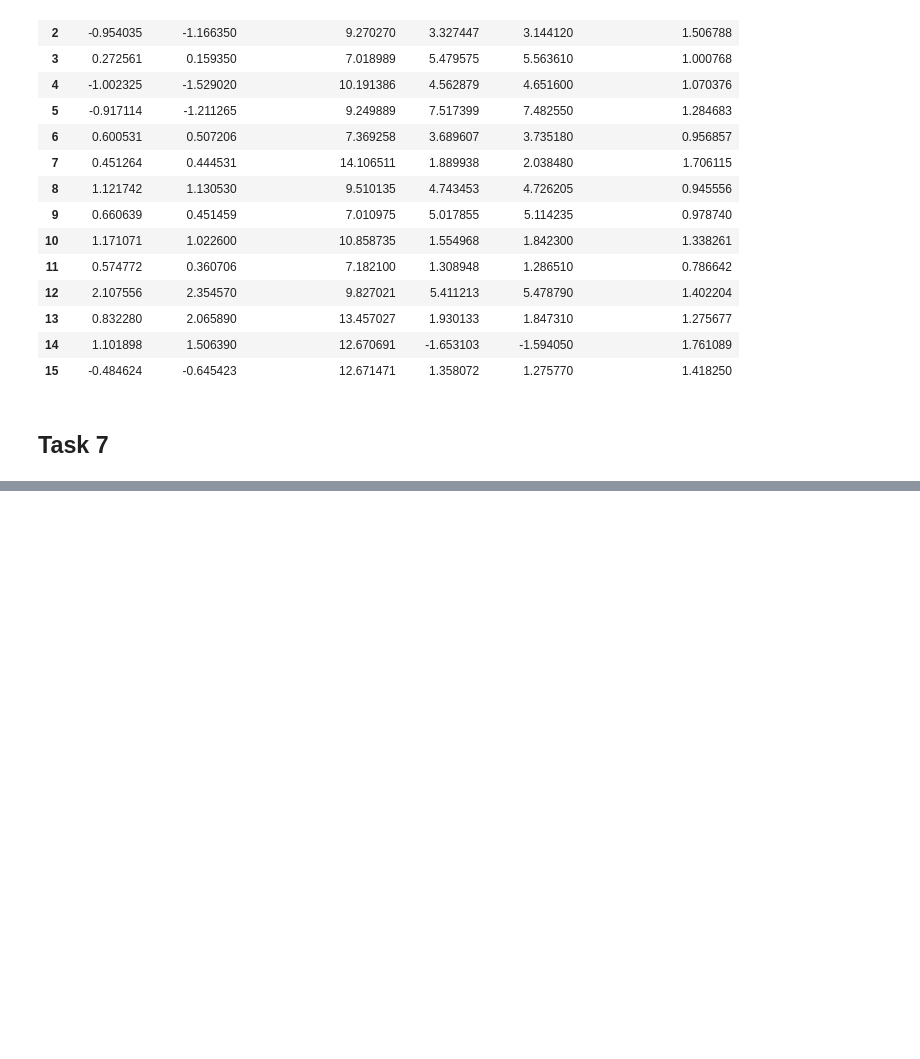
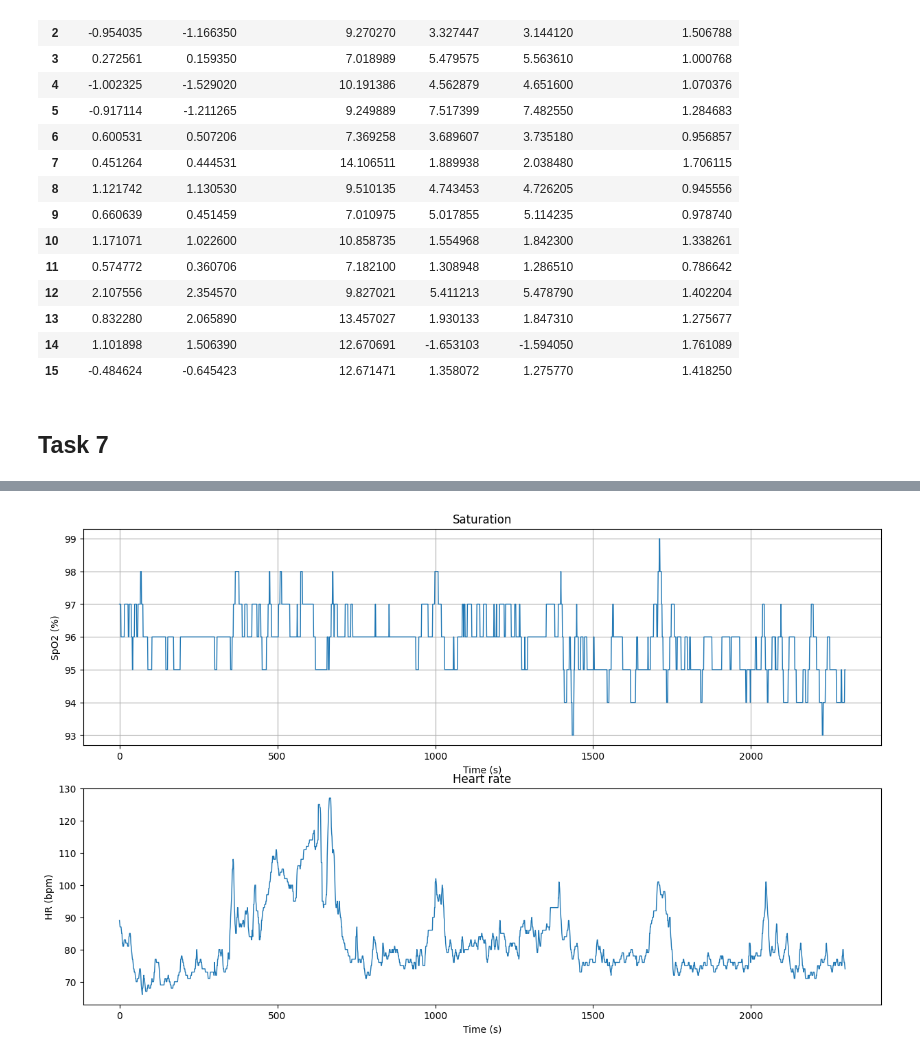
Before and after one commit to uandere/signals_lab1, a Jupyter notebook: demchuk_lab1.ipynb, the cells around one changed output, grey strips where cells are left out. Saved outputs shown, nothing was run; the diff lists cells and outputs as text; code cells hidden in the pictures; blank space fills up the shorter version.

```diff
--- a/demchuk_lab1.ipynb
+++ b/demchuk_lab1.ipynb
@@ -486,0 +492,3 @@ df_handball_sway
+# %%
+df = pd.read_csv("data/spo2_hr_signals/Subject1_SpO2Hr.csv")
+df
@@ -486,0 +509,25 @@ df_handball_sway
+# %%
+def plot_saturation_and_heart_rate(df, title_sat="Saturation", title_hr="Heart rate"):
+
+    timestamps = df["Elapsed time(seconds)"]
+    plt.figure(figsize=(15, 9))
+
+    plt.subplot(2, 1, 1)
+    plt.grid(True)
+
+    plt.plot(timestamps, df["SpO2(%)"], label="SpO2", linewidth=1)
+    plt.title(title_sat)
+    plt.xlabel("Time (s)")
+    plt.ylabel("SpO2 (%)")
+
+    plt.subplot(2, 1, 2)
+    plt.plot(timestamps, df["hr (bpm)"], label="HR", linewidth=1)
+    plt.title(title_hr)
+    plt.xlabel("Time (s)")
+    plt.ylabel("HR (bpm)")
+
+    plt.show()
+# %%
+plot_saturation_and_heart_rate(df)
+# %% [output]
+[figure, added]
```
Also changed, not shown: parts of 15 cells of this notebook, 21 other files.
